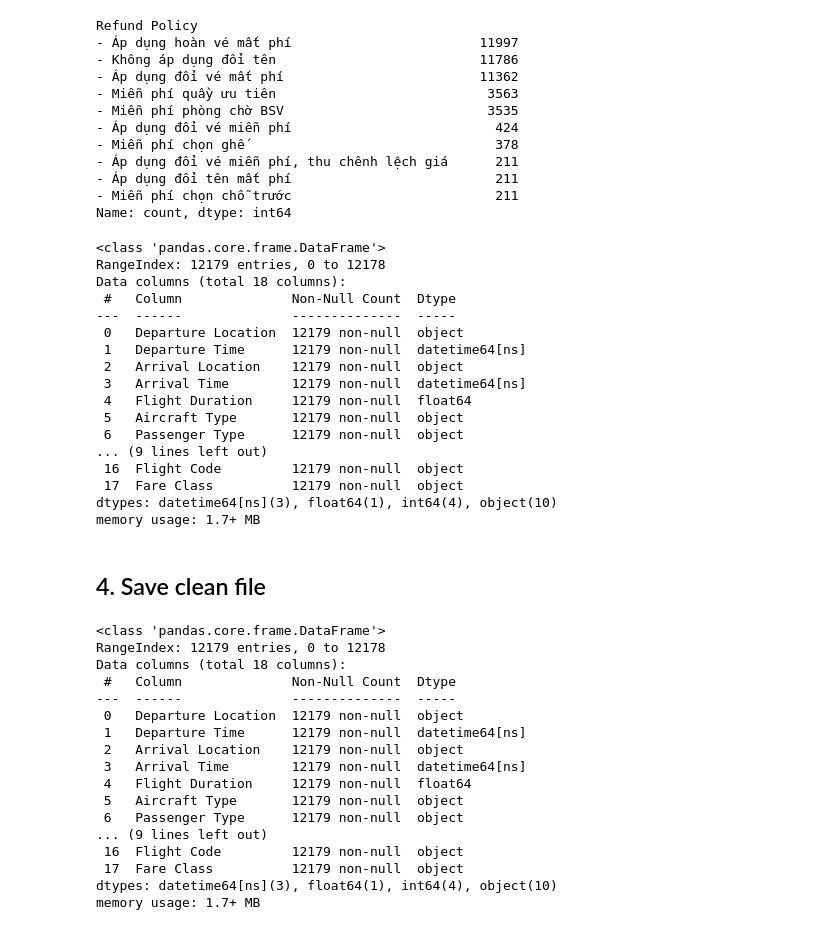
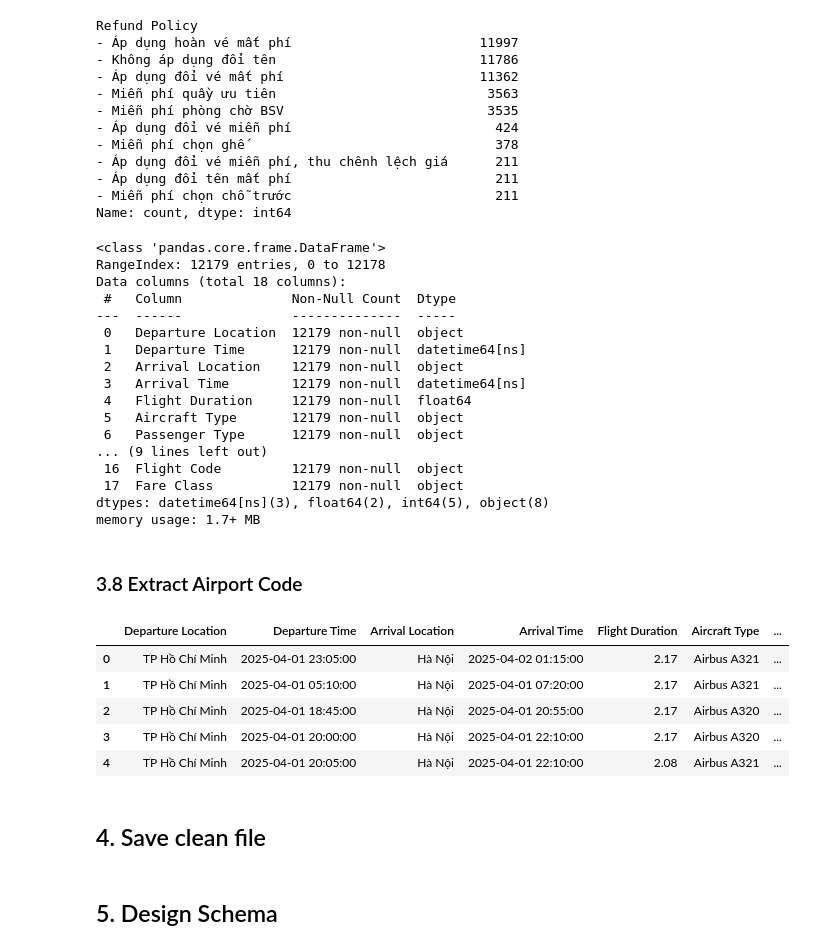
Before and after one commit to Gabien21/project_airfare, a Jupyter notebook: notebooks/preprocess_flight_prices.ipynb, the cells around one changed output. Cells and saved outputs as stored; diff of their text form; code cells hidden in the pictures.

```diff
--- a/notebooks/preprocess_flight_prices.ipynb
+++ b/notebooks/preprocess_flight_prices.ipynb
@@ -173,3 +173,6 @@ Carry-on Baggage
 14kg             434
 2 kiện x 9kg       6
 Name: count, dtype: int64
+# %%
+combined_df['Carry-on Baggage'] = combined_df['Carry-on Baggage'].apply(lambda x: int(x.replace("kg","")) if "x" not in x else 18 if x is not None else None)
+combined_df['Carry-on Baggage'].value_counts()
@@ -176,5 +186,6 @@ Name: count, dtype: int64
 # %%
 combined_df['Checked Baggage'] = combined_df['Checked Baggage'].apply(lambda x: None if x == "Vui lòng chọn ở bước tiếp theo" else x)
+combined_df['Checked Baggage'] = combined_df['Checked Baggage'].apply(lambda x: int(x.replace("kg","")) if x is not None else None)
 # %%
 combined_df['Checked Baggage'].value_counts()
 # %% [output]
@@ -234,30 +245,32 @@ Data columns (total 18 columns):
 ... (9 lines left out)
  16  Flight Code         12179 non-null  object
  17  Fare Class          12179 non-null  object
-dtypes: datetime64[ns](3), float64(1), int64(4), object(10)
+dtypes: datetime64[ns](3), float64(2), int64(5), object(8)
 memory usage: 1.7+ MB
+# %% [markdown]
+### 3.8 Extract Airport Code
+# %%
+def extract_airport_code(location):
+    if pd.isna(location):
+        return None
+    return location.split("(")[1].replace(")", "").strip()
+combined_df['Departure Location Code'] = combined_df['Departure Location'].apply(extract_airport_code)
+combined_df['Departure Location'] = combined_df['Departure Location'].apply(lambda x: x.split("(")[0].strip())
+combined_df['Arrival Location Code'] = combined_df['Arrival Location'].apply(extract_airport_code)
+combined_df['Arrival Location'] = combined_df['Arrival Location'].apply(lambda x: x.split("(")[0].strip())
+# %%
+combined_df.head(5)
+# %% [output]
+|  | Departure Location | Departure Time | Arrival Location | Arrival Time | Flight Duration | Aircraft Type | ... |
+| 0 | TP Hồ Chí Minh | 2025-04-01 23:05:00 | Hà Nội | 2025-04-02 01:15:00 | 2.17 | Airbus A321 | ... |
+| 1 | TP Hồ Chí Minh | 2025-04-01 05:10:00 | Hà Nội | 2025-04-01 07:20:00 | 2.17 | Airbus A321 | ... |
+| 2 | TP Hồ Chí Minh | 2025-04-01 18:45:00 | Hà Nội | 2025-04-01 20:55:00 | 2.17 | Airbus A320 | ... |
+| 3 | TP Hồ Chí Minh | 2025-04-01 20:00:00 | Hà Nội | 2025-04-01 22:10:00 | 2.17 | Airbus A320 | ... |
+| 4 | TP Hồ Chí Minh | 2025-04-01 20:05:00 | Hà Nội | 2025-04-01 22:10:00 | 2.08 | Airbus A321 | ... |
 # %% [markdown]
 ## 4. Save clean file
 # %%
 output_path = os.path.join(CLEAN_PATH, "flight_prices_combined_cleaned.csv")
 combined_df.to_csv(output_path, index=False)
-# %%
-pd.read_csv(output_path, parse_dates=["Departure Time", "Arrival Time", "Scrape Time"]).info()
-# %% [output]
-<class 'pandas.core.frame.DataFrame'>
-RangeIndex: 12179 entries, 0 to 12178
-Data columns (total 18 columns):
- #   Column              Non-Null Count  Dtype
----  ------              --------------  -----
- 0   Departure Location  12179 non-null  object
- 1   Departure Time      12179 non-null  datetime64[ns]
- 2   Arrival Location    12179 non-null  object
- 3   Arrival Time        12179 non-null  datetime64[ns]
- 4   Flight Duration     12179 non-null  float64
- 5   Aircraft Type       12179 non-null  object
- 6   Passenger Type      12179 non-null  object
-... (9 lines left out)
- 16  Flight Code         12179 non-null  object
- 17  Fare Class          12179 non-null  object
-dtypes: datetime64[ns](3), float64(1), int64(4), object(10)
-memory usage: 1.7+ MB
+# %% [markdown]
+## 5. Design Schema
```
Also changed, not shown: parts of 37 cells of this notebook, 10 other files.
